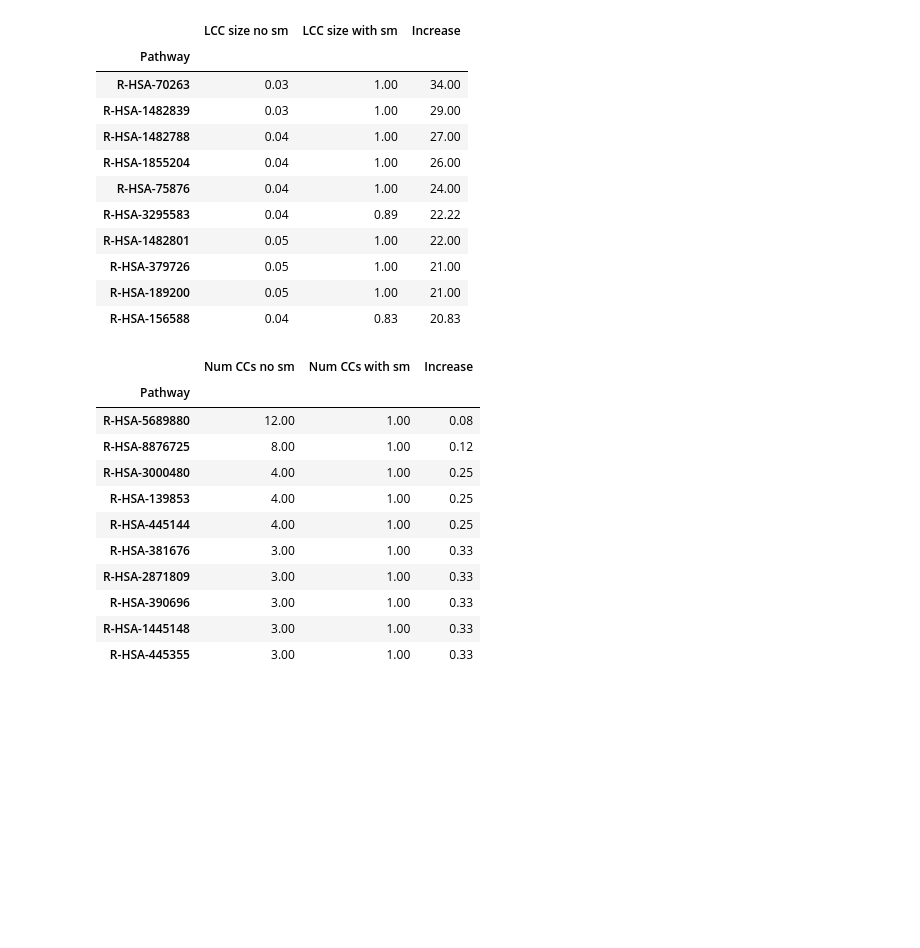
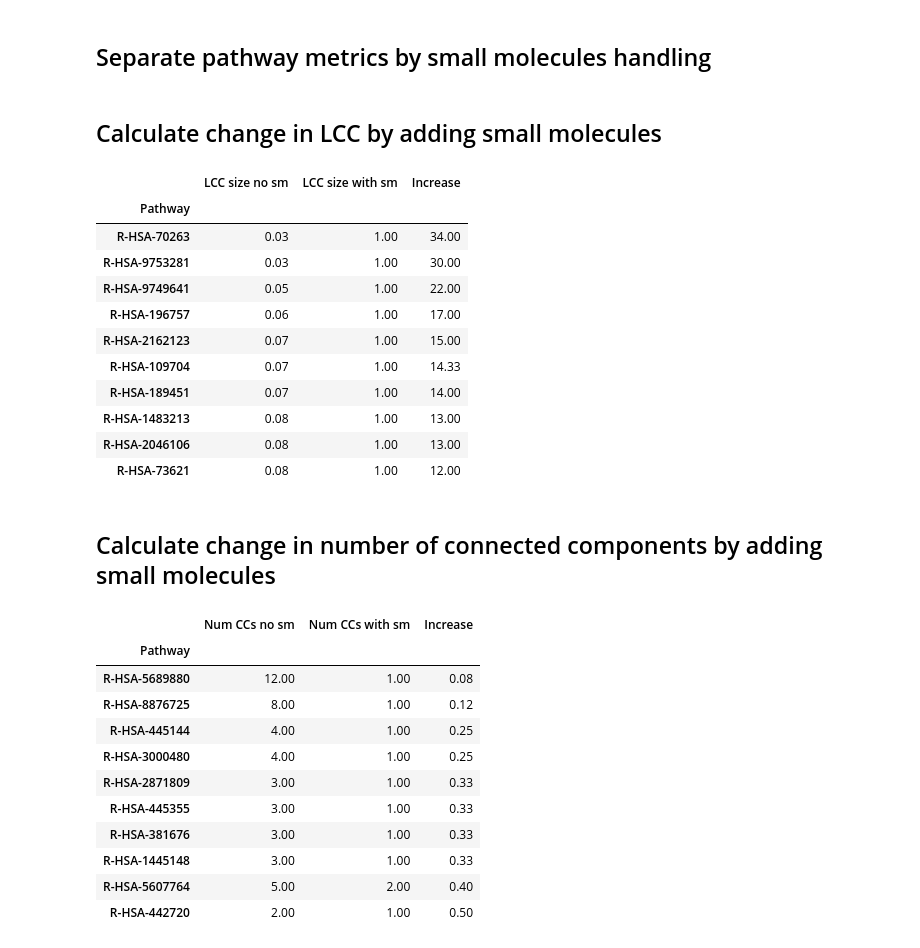
Before and after one commit to PathwayAnalysisPlatform/ProteoformNetworks, a Jupyter notebook: src/Python/2_4_connectedness.ipynb, the cells around one changed output. Cells and saved outputs as stored; diff of their text form; code cells hidden in the pictures; blank space fills up the shorter version.

```diff
--- a/src/Python/2_4_connectedness.ipynb
+++ b/src/Python/2_4_connectedness.ipynb
@@ -24,4 +38,4 @@ Working directory: c:\git\pathwayanalysisplatform\proteoformnetworks
 # %%
 index = get_multiindex()
-interactomes_no_sm, interactomes_with_sm, interactomes_with_unique_sm = get_interactomes(GRAPHS_PATH)
-interactomes = [*interactomes_no_sm.values(), *interactomes_with_sm.values(), *interactomes_with_unique_sm.values()]
+interactomes_no_sm, interactomes_with_sm, interactomes_with_unique_sm = get_interactomes(DATA_REACTOME_PATH, INTERACTOMES_PATH)
+interactomes = [interactomes_no_sm[genes], interactomes_no_sm[proteoforms], interactomes_with_sm[genes], interactomes_with_sm[proteoforms], interactomes_with_unique_sm[genes], interactomes_with_unique_sm[proteoforms]]
@@ -106,0 +122,14 @@ df_interactomes[columns[2:]]
+# %%
+proteoforms_no_annotations = [node for node in interactomes_no_sm['proteoforms'].nodes if not any((c in {':', '-'}) for c in str(node))]
+proteoforms_with_annotations = [node for node in interactomes_no_sm['proteoforms'].nodes if any((c in {':', '-'}) for c in str(node))]
+
+pathways_map = nx.get_node_attributes(interactomes_no_sm[proteoforms], "pathways")
+selected_pathways = set()
+
+for proteoform in proteoforms_with_annotations:
+    for pathway in pathways_map[proteoform]:
+        selected_pathways.add(pathway)
+print(f"There are {len(selected_pathways)} pathways with proteoforms with annotations.")
+df_selected_pathways = pd.DataFrame(selected_pathways, columns=["Pathway"])
+df_selected_pathways.sort_values(by=["Pathway"], inplace=True)
+df_selected_pathways
@@ -172,0 +196,4 @@ df_pathways
+# %%
+df_ccs_pathways = pd.DataFrame.from_records(data_pathways, columns=columns_for_pathways)
+replace_methods(df_ccs_pathways)
+df_ccs_pathways
@@ -173,43 +214,47 @@ df_pathways
+# %% [markdown]
+## Separate pathway metrics by small molecules handling
 # %%
-# - Select records at protein level
-# - Select records with and without small molecules
-df_no_sm = df_pathways[(df_pathways['Small Molecules'] == "Not Included") & (df_pathways['Entity Level'] == f"{config.proteins}")]
-df_with_sm = df_pathways[(df_pathways['Small Molecules'] == "Included") & (df_pathways['Entity Level'] == f"{config.proteins}")]
-df_with_ru_sm =  df_pathways[(df_pathways['Small Molecules'] == "Reaction-Unique Included") & (df_pathways['Entity Level'] == f"{config.proteins}")]
+df_no_sm = df_ccs_pathways[(df_ccs_pathways['Small Molecules'] == "Not Included") & (df_ccs_pathways['Level'] == f"{genes}")]
+df_with_sm = df_ccs_pathways[(df_ccs_pathways['Small Molecules'] == "Included") & (df_ccs_pathways['Level'] == f"{genes}")]
+df_with_ru_sm =  df_ccs_pathways[(df_ccs_pathways['Small Molecules'] == "Reaction-Unique Included") & (df_ccs_pathways['Level'] == f"{genes}")]
+# %% [markdown]
+## Calculate change in LCC by adding small molecules
 # %%
-df_no_sm_size_lcc = df_no_sm[['Pathway', 'Relative size of largest connected component']]
+df_no_sm_size_lcc = df_no_sm[['Pathway', 'Relative size LCC']]
 df_no_sm_size_lcc.set_index('Pathway', inplace=True)
 
-df_with_sm_size_lcc = df_with_sm[['Pathway', 'Relative size of largest connected component']]
+df_with_sm_size_lcc = df_with_sm[['Pathway', 'Relative size LCC']]
 df_with_sm_size_lcc.set_index('Pathway', inplace=True)
 
 result = pd.concat([df_no_sm_size_lcc, df_with_sm_size_lcc], axis=1)
 result = result[~result.isnull().any(axis=1)]
 result.columns = ["LCC size no sm", "LCC size with sm"]
 result["Increase"] = result["LCC size with sm"]/result["LCC size no sm"]
 result.sort_values(by=['Increase'], ascending=False, inplace=True)
 result.head(10)
 # %% [output]
 |  | LCC size no sm | LCC size with sm | Increase |
 | Pathway |  |  |  |
 | R-HSA-70263 | 0.03 | 1.00 | 34.00 |
-| R-HSA-1482839 | 0.03 | 1.00 | 29.00 |
-| R-HSA-1482788 | 0.04 | 1.00 | 27.00 |
-| R-HSA-1855204 | 0.04 | 1.00 | 26.00 |
-| R-HSA-75876 | 0.04 | 1.00 | 24.00 |
-| R-HSA-3295583 | 0.04 | 0.89 | 22.22 |
-| R-HSA-1482801 | 0.05 | 1.00 | 22.00 |
-| R-HSA-379726 | 0.05 | 1.00 | 21.00 |
-| R-HSA-189200 | 0.05 | 1.00 | 21.00 |
-| R-HSA-156588 | 0.04 | 0.83 | 20.83 |
+| R-HSA-9753281 | 0.03 | 1.00 | 30.00 |
+| R-HSA-9749641 | 0.05 | 1.00 | 22.00 |
+| R-HSA-196757 | 0.06 | 1.00 | 17.00 |
+| R-HSA-2162123 | 0.07 | 1.00 | 15.00 |
+| R-HSA-109704 | 0.07 | 1.00 | 14.33 |
+| R-HSA-189451 | 0.07 | 1.00 | 14.00 |
+| R-HSA-1483213 | 0.08 | 1.00 | 13.00 |
+| R-HSA-2046106 | 0.08 | 1.00 | 13.00 |
+| R-HSA-73621 | 0.08 | 1.00 | 12.00 |
+# %% [markdown]
+## Calculate change in number of connected components by adding small molecules
 # %%
-df_no_sm = df_no_sm[(df_no_sm['Relative Number of isolated nodes'] == 0)]
-df_with_sm = df_with_sm[(df_with_sm['Relative Number of isolated nodes'] == 0)]
+df_no_sm = df_no_sm[(df_no_sm['Relative # Isolated nodes'] == 0)]
+df_with_sm = df_with_sm[(df_with_sm['Relative # Isolated nodes'] == 0)]
 
-df_no_sm_num_ccs = df_no_sm[['Pathway', 'Number of connected components']]
+df_no_sm_num_ccs = df_no_sm[['Pathway', '# CCs']]
 df_no_sm_num_ccs.set_index('Pathway', inplace=True)
 
-df_with_sm_num_ccs = df_with_sm[['Pathway', 'Number of connected components']]
+df_with_sm_num_ccs = df_with_sm[['Pathway', '# CCs']]
 df_with_sm_num_ccs.set_index('Pathway', inplace=True)
 
 result = pd.concat([df_no_sm_num_ccs, df_with_sm_num_ccs], axis=1)
@@ -223,12 +268,12 @@ result.head(10)
 | Pathway |  |  |  |
 | R-HSA-5689880 | 12.00 | 1.00 | 0.08 |
 | R-HSA-8876725 | 8.00 | 1.00 | 0.12 |
+| R-HSA-445144 | 4.00 | 1.00 | 0.25 |
 | R-HSA-3000480 | 4.00 | 1.00 | 0.25 |
-| R-HSA-139853 | 4.00 | 1.00 | 0.25 |
-| R-HSA-445144 | 4.00 | 1.00 | 0.25 |
+| R-HSA-2871809 | 3.00 | 1.00 | 0.33 |
+| R-HSA-445355 | 3.00 | 1.00 | 0.33 |
 | R-HSA-381676 | 3.00 | 1.00 | 0.33 |
-| R-HSA-2871809 | 3.00 | 1.00 | 0.33 |
-| R-HSA-390696 | 3.00 | 1.00 | 0.33 |
 | R-HSA-1445148 | 3.00 | 1.00 | 0.33 |
-| R-HSA-445355 | 3.00 | 1.00 | 0.33 |
+| R-HSA-5607764 | 5.00 | 2.00 | 0.40 |
+| R-HSA-442720 | 2.00 | 1.00 | 0.50 |
 # %%
```
Also changed, not shown: parts of 27 cells of this notebook, 6 other files.
